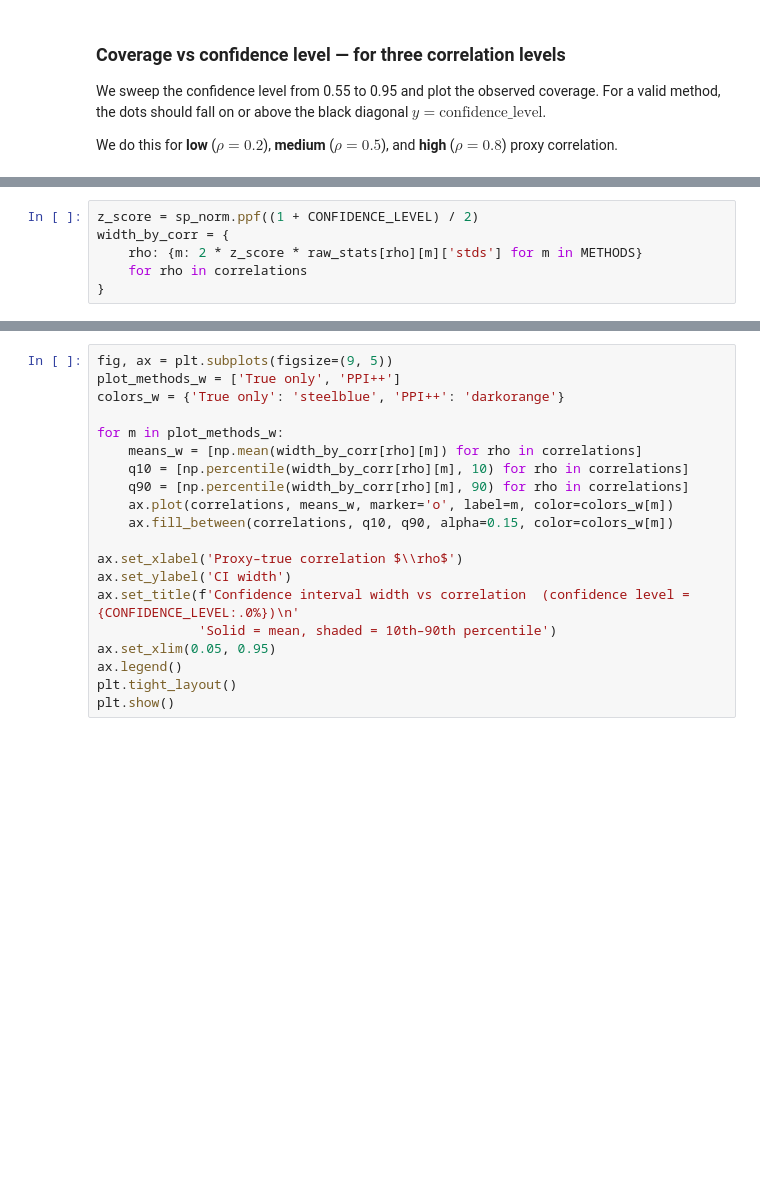
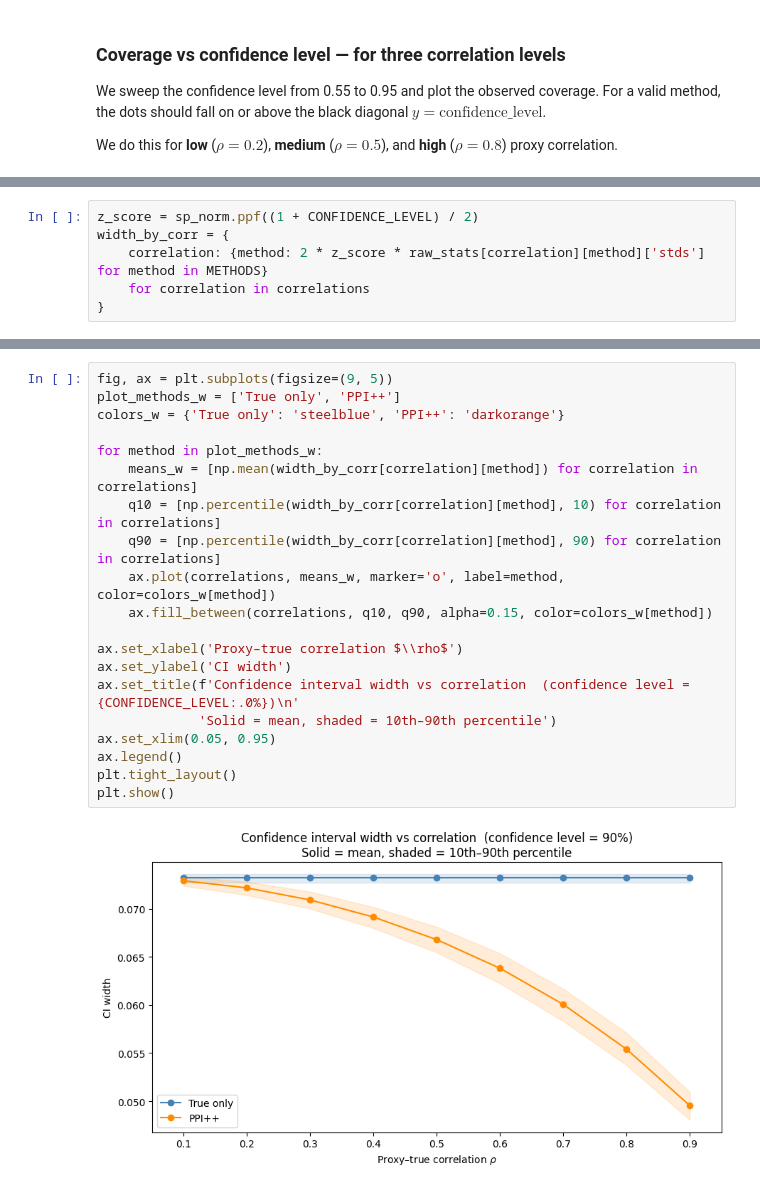
Before and after one commit to EmertonData/glide, a Jupyter notebook: docs/deep_dive/ppi_validation.ipynb, the cells around one changed output, grey strips where cells are left out. Saved outputs shown, nothing was run; the diff lists cells and outputs as text; blank space fills up the shorter version.

```diff
--- a/docs/deep_dive/ppi_validation.ipynb
+++ b/docs/deep_dive/ppi_validation.ipynb
@@ -266,7 +290,7 @@ We measure CI widths over `N_SEEDS` Monte Carlo runs and report the **mean** and
 # %%
 z_score = sp_norm.ppf((1 + CONFIDENCE_LEVEL) / 2)
 width_by_corr = {
-    rho: {m: 2 * z_score * raw_stats[rho][m]['stds'] for m in METHODS}
-    for rho in correlations
+    correlation: {method: 2 * z_score * raw_stats[correlation][method]['stds'] for method in METHODS}
+    for correlation in correlations
 }
 # %% [markdown]
@@ -277,21 +299,23 @@ At high correlation, PPI's CI should be substantially narrower than true-only.
 # %%
 fig, ax = plt.subplots(figsize=(9, 5))
 plot_methods_w = ['True only', 'PPI++']
 colors_w = {'True only': 'steelblue', 'PPI++': 'darkorange'}
 
-for m in plot_methods_w:
-    means_w = [np.mean(width_by_corr[rho][m]) for rho in correlations]
-    q10 = [np.percentile(width_by_corr[rho][m], 10) for rho in correlations]
-    q90 = [np.percentile(width_by_corr[rho][m], 90) for rho in correlations]
-    ax.plot(correlations, means_w, marker='o', label=m, color=colors_w[m])
-    ax.fill_between(correlations, q10, q90, alpha=0.15, color=colors_w[m])
+for method in plot_methods_w:
+    means_w = [np.mean(width_by_corr[correlation][method]) for correlation in correlations]
+    q10 = [np.percentile(width_by_corr[correlation][method], 10) for correlation in correlations]
+    q90 = [np.percentile(width_by_corr[correlation][method], 90) for correlation in correlations]
+    ax.plot(correlations, means_w, marker='o', label=method, color=colors_w[method])
+    ax.fill_between(correlations, q10, q90, alpha=0.15, color=colors_w[method])
 
 ax.set_xlabel('Proxy–true correlation $\\rho$')
 ax.set_ylabel('CI width')
 ax.set_title(f'Confidence interval width vs correlation  (confidence level = {CONFIDENCE_LEVEL:.0%})\n'
              'Solid = mean, shaded = 10th–90th percentile')
 ax.set_xlim(0.05, 0.95)
 ax.legend()
 plt.tight_layout()
 plt.show()
+# %% [output]
+[figure, added]
 # %% [markdown]
```
Also changed, not shown: parts of 23 cells of this notebook.
